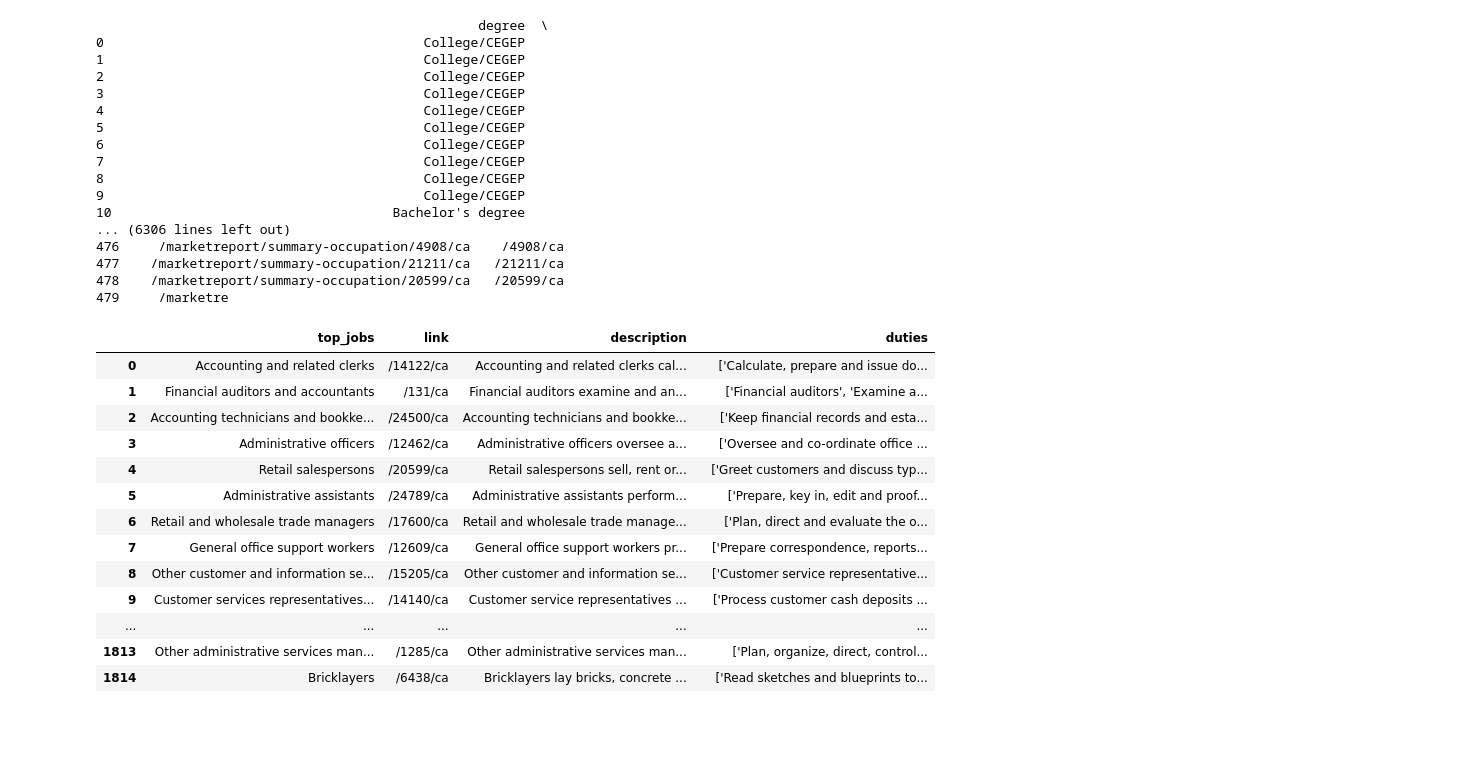
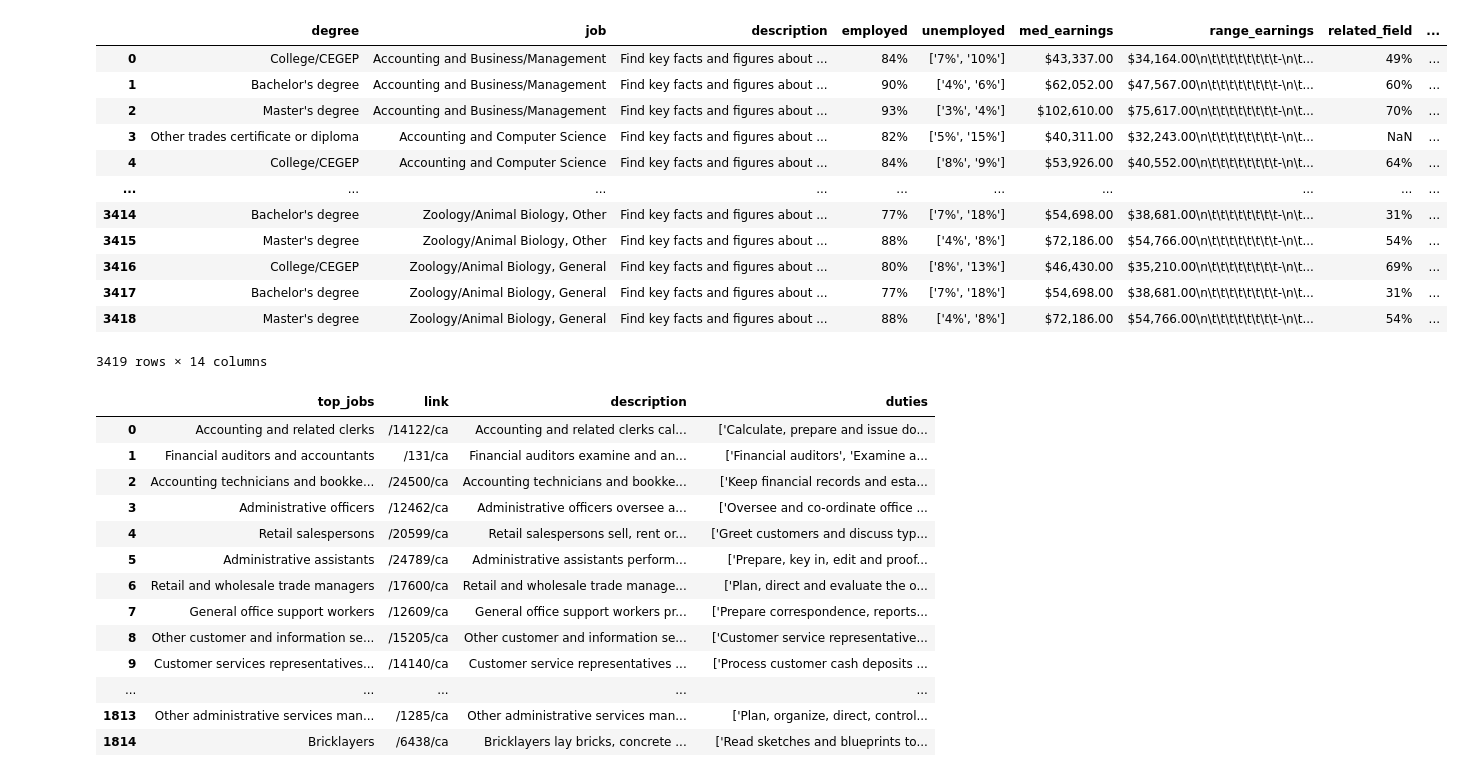
Before and after one commit to anfleury/career-builder, a Jupyter notebook: notebooks/05-NMF-topic-modeling.ipynb, the cells around one changed output. Cells and saved outputs as stored; diff of their text form; code cells hidden in the pictures; blank space fills up the shorter version.

```diff
--- a/notebooks/05-skills-analysis.ipynb
+++ b/notebooks/05-NMF-topic-modeling.ipynb
@@ -41,26 +41,22 @@ def back_to_list(df,columns):
 jobs_df = pd.read_csv('/Users/amanda/Documents/Projects/insight/data/processed/jobbank-fields.csv')
 details_df = pd.read_csv('/Users/amanda/Documents/Projects/insight/data/processed/job-description.csv')
 job_name_df = pd.read_csv('/Users/amanda/Documents/Projects/insight/data/processed/education-to-job.csv')
-# %%
-job_name_df
-# %% [output]
-                                                 degree  \
-0                                         College/CEGEP
-1                                         College/CEGEP
-2                                         College/CEGEP
-3                                         College/CEGEP
-4                                         College/CEGEP
-5                                         College/CEGEP
-6                                         College/CEGEP
-7                                         College/CEGEP
-8                                         College/CEGEP
-9                                         College/CEGEP
-10                                    Bachelor's degree
-... (6306 lines left out)
-476     /marketreport/summary-occupation/4908/ca    /4908/ca
-477    /marketreport/summary-occupation/21211/ca   /21211/ca
-478    /marketreport/summary-occupation/20599/ca   /20599/ca
-479     /marketre
+# %%
+jobs_df
+# %% [output]
+|  | degree | job | description | employed | unemployed | med_earnings | range_earnings | related_field | ... |
+| 0 | College/CEGEP | Accounting and Business/Management | Find key facts and figures about ... | 84% | ['7%', '10%'] | $43,337.00 | $34,164.00\n\t\t\t\t\t\t\t\t-\n\t... | 49% | ... |
+| 1 | Bachelor's degree | Accounting and Business/Management | Find key facts and figures about ... | 90% | ['4%', '6%'] | $62,052.00 | $47,567.00\n\t\t\t\t\t\t\t\t-\n\t... | 60% | ... |
+| 2 | Master's degree | Accounting and Business/Management | Find key facts and figures about ... | 93% | ['3%', '4%'] | $102,610.00 | $75,617.00\n\t\t\t\t\t\t\t\t-\n\t... | 70% | ... |
+| 3 | Other trades certificate or diploma | Accounting and Computer Science | Find key facts and figures about ... | 82% | ['5%', '15%'] | $40,311.00 | $32,243.00\n\t\t\t\t\t\t\t\t-\n\t... | NaN | ... |
+| 4 | College/CEGEP | Accounting and Computer Science | Find key facts and figures about ... | 84% | ['8%', '9%'] | $53,926.00 | $40,552.00\n\t\t\t\t\t\t\t\t-\n\t... | 64% | ... |
+| ... | ... | ... | ... | ... | ... | ... | ... | ... | ... |
+| 3414 | Bachelor's degree | Zoology/Animal Biology, Other | Find key facts and figures about ... | 77% | ['7%', '18%'] | $54,698.00 | $38,681.00\n\t\t\t\t\t\t\t\t-\n\t... | 31% | ... |
+| 3415 | Master's degree | Zoology/Animal Biology, Other | Find key facts and figures about ... | 88% | ['4%', '8%'] | $72,186.00 | $54,766.00\n\t\t\t\t\t\t\t\t-\n\t... | 54% | ... |
+| 3416 | College/CEGEP | Zoology/Animal Biology, General | Find key facts and figures about ... | 80% | ['8%', '13%'] | $46,430.00 | $35,210.00\n\t\t\t\t\t\t\t\t-\n\t... | 69% | ... |
+| 3417 | Bachelor's degree | Zoology/Animal Biology, General | Find key facts and figures about ... | 77% | ['7%', '18%'] | $54,698.00 | $38,681.00\n\t\t\t\t\t\t\t\t-\n\t... | 31% | ... |
+| 3418 | Master's degree | Zoology/Animal Biology, General | Find key facts and figures about ... | 88% | ['4%', '8%'] | $72,186.00 | $54,766.00\n\t\t\t\t\t\t\t\t-\n\t... | 54% | ... |
+3419 rows × 14 columns
 # %%
 jobs_df['description'].str.split('found under ')
 edu_categories = [s.split('found under ')[1] for s in jobs_df['description']]
```
Also changed, not shown: parts of 1 cell of this notebook, 4 other files.
